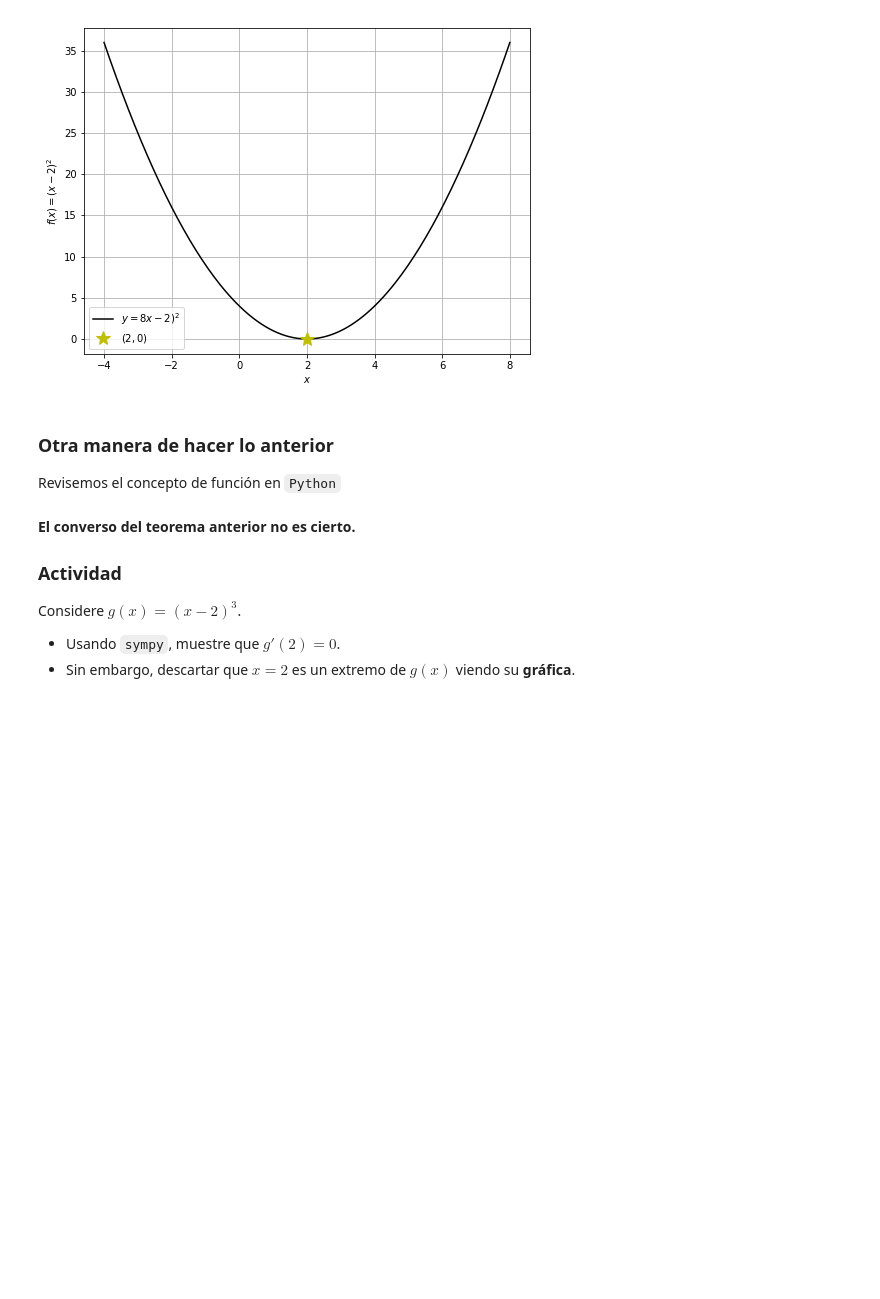
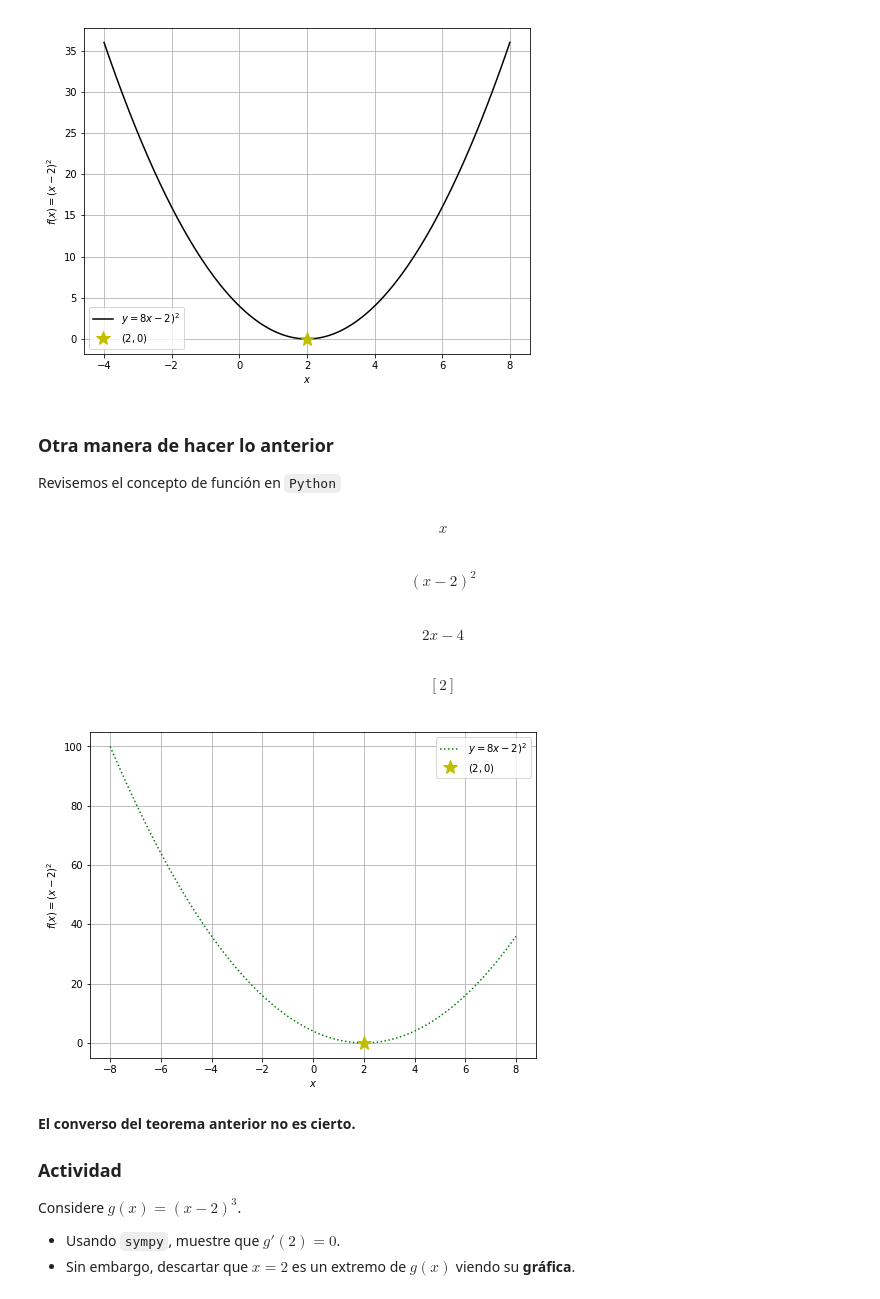
Before and after one commit to ic721752/SimMat2019-Verano, a Jupyter notebook: Módulo 1/Clase4_OptimizacionSympy.ipynb, the cells around one changed output. Drawn from its saved outputs; the diff is of its cells as text; code cells hidden in the pictures; blank space fills up the shorter version.

```diff
--- a/Módulo 1/Clase4_OptimizacionSympy.ipynb
+++ b/Módulo 1/Clase4_OptimizacionSympy.ipynb
@@ -191,3 +191,5 @@ plt.show()
 Revisemos el concepto de función en `Python`
 # %%
 #Definimos una función en Python
+def funcion_f(x):
+    return (x-2)**2
@@ -200,3 +196,41 @@ Revisemos el concepto de función en `Python`
+# %%
+x
+# %% [output]
+$$x$$
+# %%
+f_sym=funcion_f(x)
+f_sym
+# %% [output]
+$$\left(x - 2\right)^{2}$$
+# %%
+df = sym.diff(f_sym,x)
+df
+# %% [output]
+$$2 x - 4$$
+# %%
+xc=sym.solve(df,x)
+xc
+# %% [output]
+$$\left [ 2\right ]$$
+# %%
+# Graficar
+xnum=np.linspace(-8,8,500)
+ynum=funcion_f(xnum)
+
+# Crear nueva ventana de gráficos y se da medida a la ventana
+plt.figure(figsize=(8,6))
+
+plt.plot(xnum,ynum,":g",label="$y=8x-2)^2$")
+plt.plot([2],[0],"*y",ms=15,label="$(2,0)$")
+
+#Nombrar los ejes de la gráfica
+plt.xlabel("$x$")
+plt.ylabel("$f(x)=(x-2)^2$")
+plt.legend(loc="best")
+plt.grid()
+plt.show()
+# %% [output]
+[figure, added]
 # %% [markdown]
 **El converso del teorema anterior no es cierto.**
 
```
Also changed, not shown: parts of 26 cells of this notebook.
